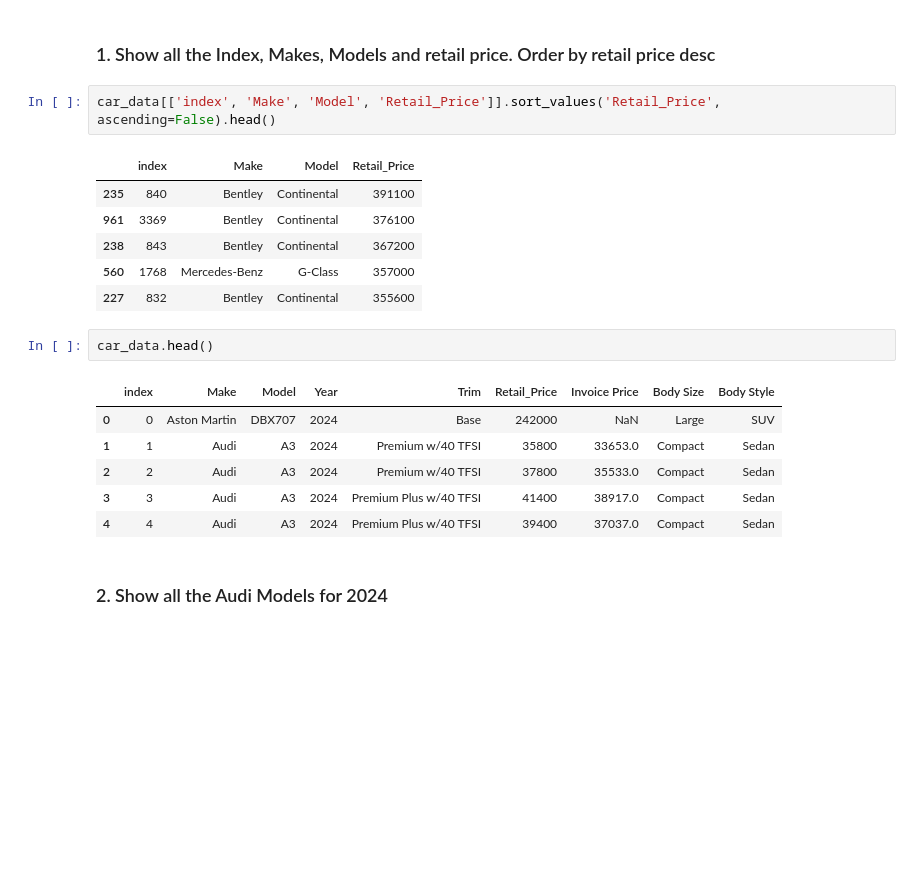
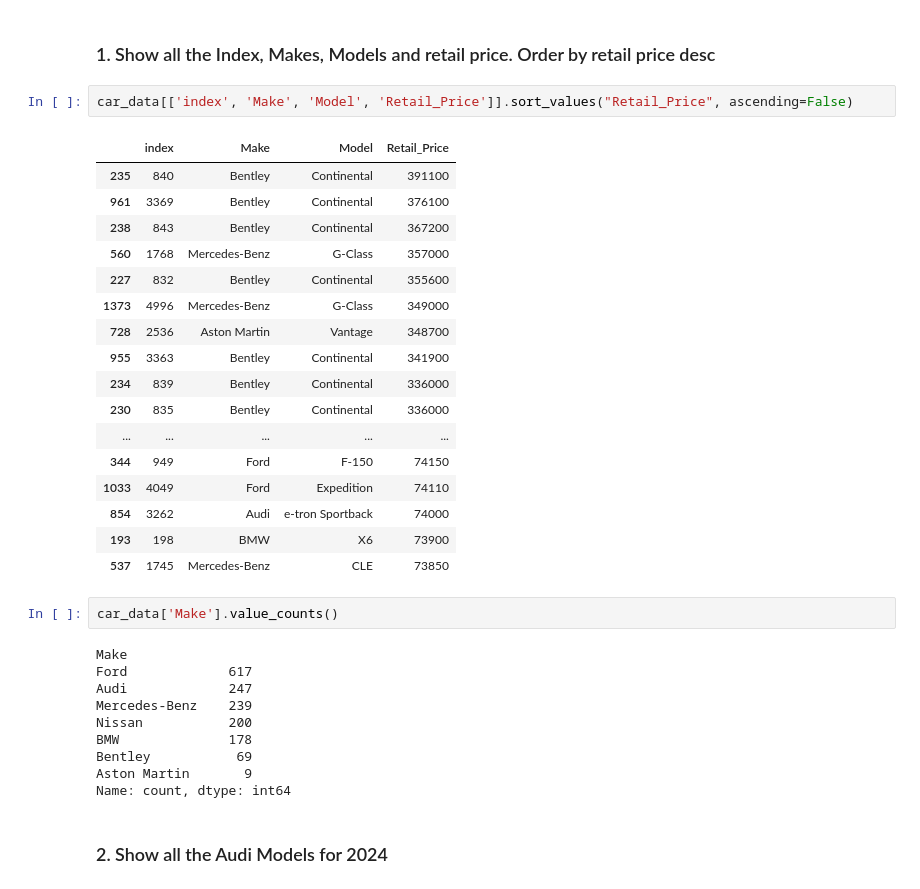
Before and after one commit to CHMcCartney/python_2025, a Jupyter notebook: 2.Python_Test_Beginner/Python_Test_1.ipynb, the cells around one changed output. Drawn from its saved outputs; the diff is of its cells as text; blank space fills up the shorter version.

```diff
--- a/2.Python_Test_Beginner/Python_Test_1.ipynb
+++ b/2.Python_Test_Beginner/Python_Test_1.ipynb
@@ -216,23 +216,37 @@ car_data.head()
 # %% [markdown]
 ### 1. Show all the Index, Makes, Models and retail price. Order by retail price desc
 # %%
-car_data[['index', 'Make', 'Model', 'Retail_Price']].sort_values('Retail_Price', ascending=False).head()
+car_data[['index', 'Make', 'Model', 'Retail_Price']].sort_values("Retail_Price", ascending=False)
 # %% [output]
 |  | index | Make | Model | Retail_Price |
 | 235 | 840 | Bentley | Continental | 391100 |
 | 961 | 3369 | Bentley | Continental | 376100 |
 | 238 | 843 | Bentley | Continental | 367200 |
 | 560 | 1768 | Mercedes-Benz | G-Class | 357000 |
 | 227 | 832 | Bentley | Continental | 355600 |
+| 1373 | 4996 | Mercedes-Benz | G-Class | 349000 |
+| 728 | 2536 | Aston Martin | Vantage | 348700 |
+| 955 | 3363 | Bentley | Continental | 341900 |
+| 234 | 839 | Bentley | Continental | 336000 |
+| 230 | 835 | Bentley | Continental | 336000 |
+| ... | ... | ... | ... | ... |
+| 344 | 949 | Ford | F-150 | 74150 |
+| 1033 | 4049 | Ford | Expedition | 74110 |
+| 854 | 3262 | Audi | e-tron Sportback | 74000 |
+| 193 | 198 | BMW | X6 | 73900 |
+| 537 | 1745 | Mercedes-Benz | CLE | 73850 |
 # %%
-car_data.head()
+car_data['Make'].value_counts()
 # %% [output]
-|  | index | Make | Model | Year | Trim | Retail_Price | Invoice Price | Body Size | Body Style |
-| 0 | 0 | Aston Martin | DBX707 | 2024 | Base | 242000 | NaN | Large | SUV |
-| 1 | 1 | Audi | A3 | 2024 | Premium w/40 TFSI | 35800 | 33653.0 | Compact | Sedan |
-| 2 | 2 | Audi | A3 | 2024 | Premium w/40 TFSI | 37800 | 35533.0 | Compact | Sedan |
-| 3 | 3 | Audi | A3 | 2024 | Premium Plus w/40 TFSI | 41400 | 38917.0 | Compact | Sedan |
-| 4 | 4 | Audi | A3 | 2024 | Premium Plus w/40 TFSI | 39400 | 37037.0 | Compact | Sedan |
+Make
+Ford             617
+Audi             247
+Mercedes-Benz    239
+Nissan           200
+BMW              178
+Bentley           69
+Aston Martin       9
+Name: count, dtype: int64
 # %% [markdown]
 ### 2. Show all the Audi Models for 2024
 # %%
```
Also changed, not shown: parts of 9 cells of this notebook.
